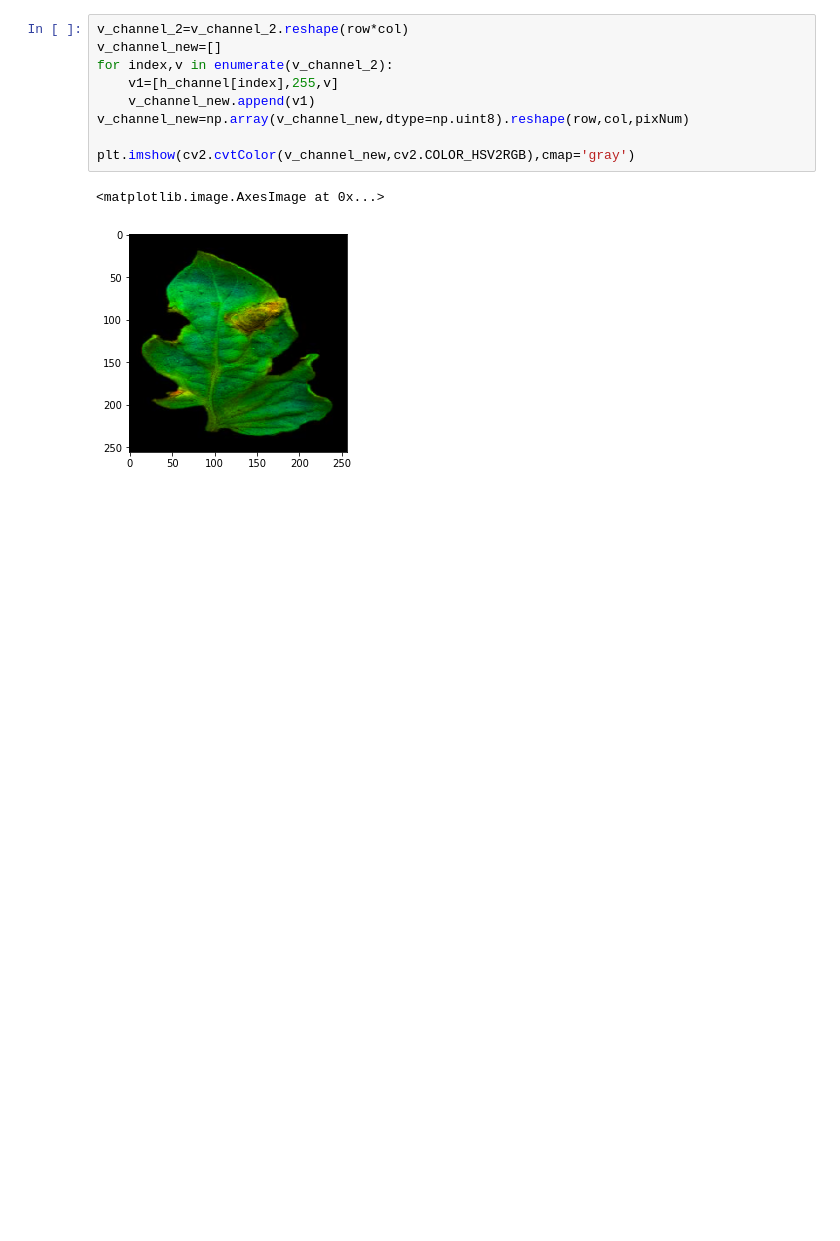
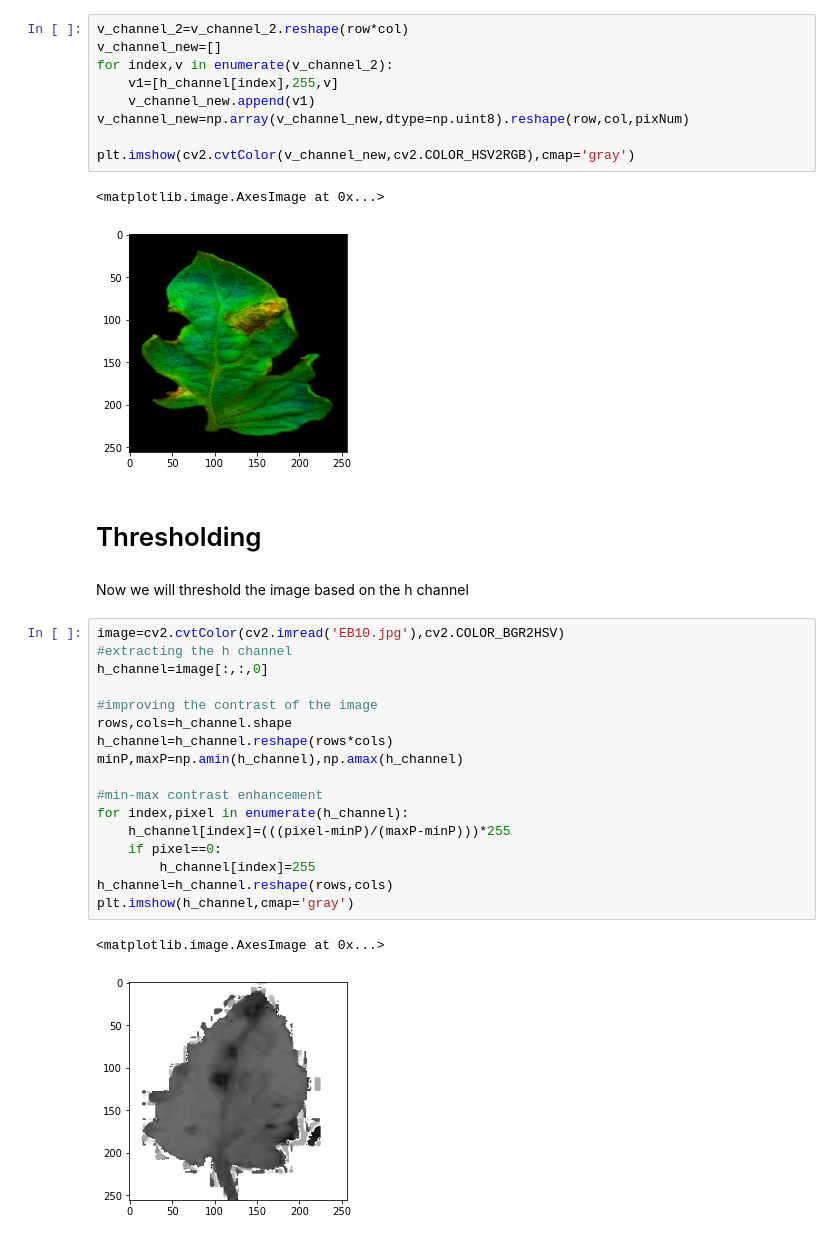
Before and after one commit to ascii-monk123/Tomato-Leaf-Disease-Quantification, a Jupyter notebook: Tomato Early Blight/Early Blight Aahan HSV.ipynb, the cells around one changed output. Drawn from its saved outputs; the diff is of its cells as text; blank space fills up the shorter version.

Commit message:
Added thresholding operation

```diff
--- a/Tomato Early Blight/Early Blight Aahan HSV.ipynb
+++ b/Tomato Early Blight/Early Blight Aahan HSV.ipynb
@@ -192,3 +193,27 @@ plt.imshow(cv2.cvtColor(v_channel_new,cv2.COLOR_HSV2RGB),cmap='gray')
 # %% [output]
 <matplotlib.image.AxesImage at 0x...>
 [figure]
+# %% [markdown]
+<h1>Thresholding</h1>
+# %% [markdown]
+<p>Now we will threshold the image based on the h channel</p>
+# %%
+image=cv2.cvtColor(cv2.imread('EB10.jpg'),cv2.COLOR_BGR2HSV)
+#extracting the h channel
+h_channel=image[:,:,0]
+
+#improving the contrast of the image
+rows,cols=h_channel.shape
+h_channel=h_channel.reshape(rows*cols)
+minP,maxP=np.amin(h_channel),np.amax(h_channel)
+
+#min-max contrast enhancement
+for index,pixel in enumerate(h_channel):
+    h_channel[index]=(((pixel-minP)/(maxP-minP)))*255
+    if pixel==0:
+        h_channel[index]=255
+h_channel=h_channel.reshape(rows,cols)
+plt.imshow(h_channel,cmap='gray')
+# %% [output]
+<matplotlib.image.AxesImage at 0x...>
+[figure, added]
```
Also changed, not shown: parts of 4 cells of this notebook, 1 other file.
